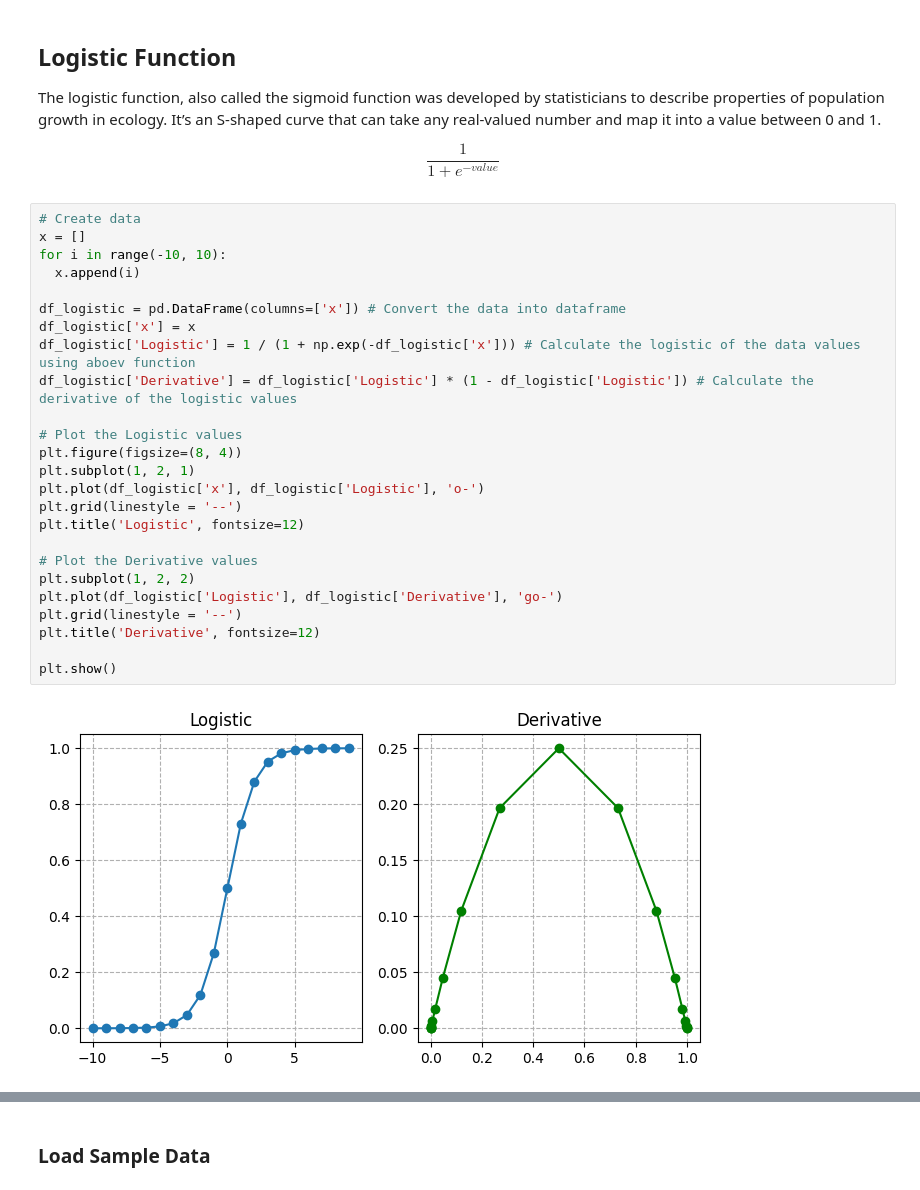
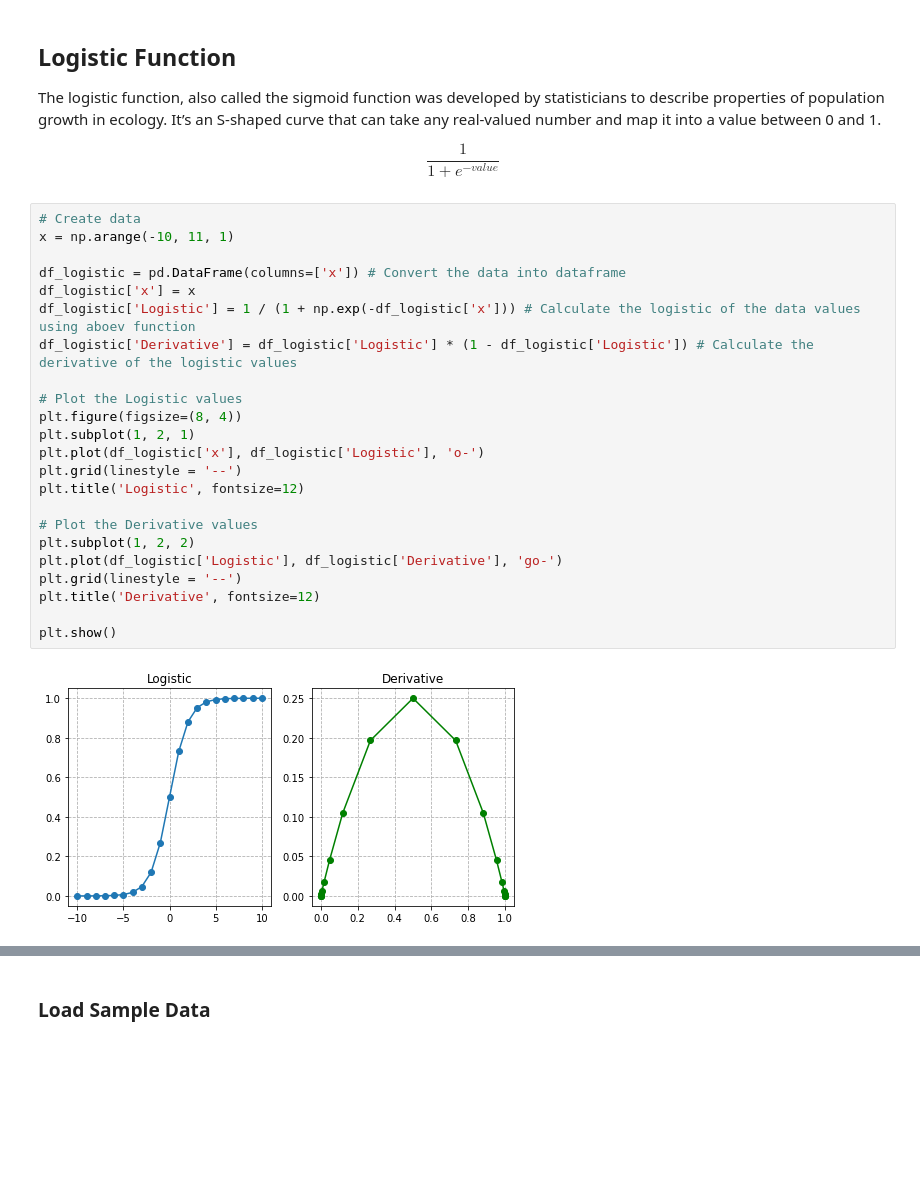
Before and after one commit to muscak/Master-Machine-Learning-Algorithms, a Jupyter notebook: Linear-Algorithms/Logistic-Regression/Logistic Regression.ipynb, the cells around one changed output, grey strips where cells are left out. Saved outputs shown, nothing was run; the diff lists cells and outputs as text; blank space fills up the shorter version.

```diff
--- a/Linear-Algorithms/Logistic-Regression/Logistic Regression.ipynb
+++ b/Linear-Algorithms/Logistic-Regression/Logistic Regression.ipynb
@@ -30,31 +30,29 @@ map it into a value between 0 and 1.
 $$\frac{1}{1 + e^{-value}}$$
 # %%
 # Create data
-x = []
-for i in range(-10, 10):
-  x.append(i)
+x = np.arange(-10, 11, 1)
 
 df_logistic = pd.DataFrame(columns=['x']) # Convert the data into dataframe
 df_logistic['x'] = x
 df_logistic['Logistic'] = 1 / (1 + np.exp(-df_logistic['x'])) # Calculate the logistic of the data values using aboev function
 df_logistic['Derivative'] = df_logistic['Logistic'] * (1 - df_logistic['Logistic']) # Calculate the derivative of the logistic values
 
 # Plot the Logistic values
 plt.figure(figsize=(8, 4))
 plt.subplot(1, 2, 1)
 plt.plot(df_logistic['x'], df_logistic['Logistic'], 'o-')
 plt.grid(linestyle = '--')
 plt.title('Logistic', fontsize=12)
 
 # Plot the Derivative values
 plt.subplot(1, 2, 2)
 plt.plot(df_logistic['Logistic'], df_logistic['Derivative'], 'go-')
 plt.grid(linestyle = '--')
 plt.title('Derivative', fontsize=12)
 
 plt.show()
 # %% [output]
-[figure, old version]
+[figure, new version]
 # %% [markdown]
 ## Logistic Regression<a id="regression"></a>
 
```
Also changed, not shown: parts of 5 cells of this notebook.
